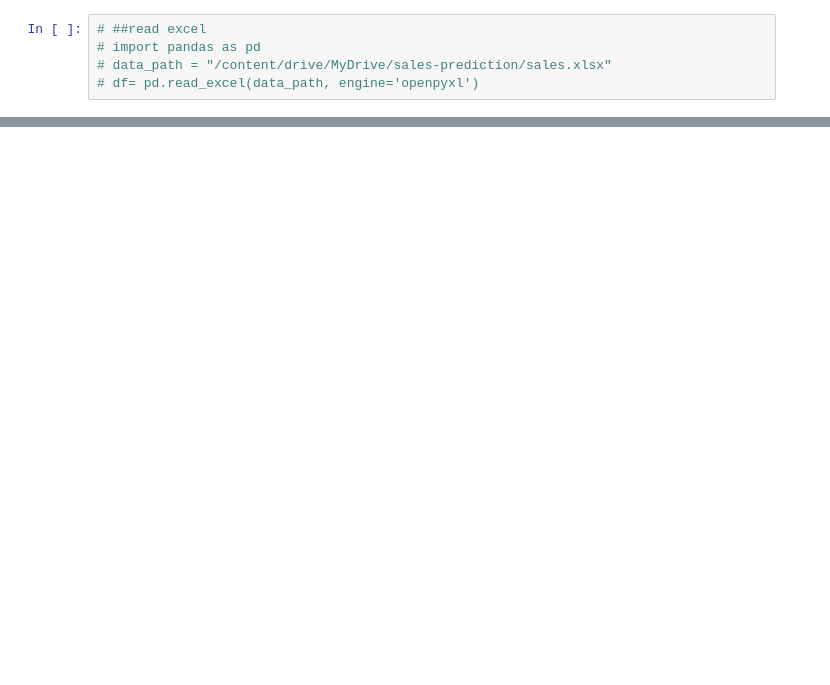
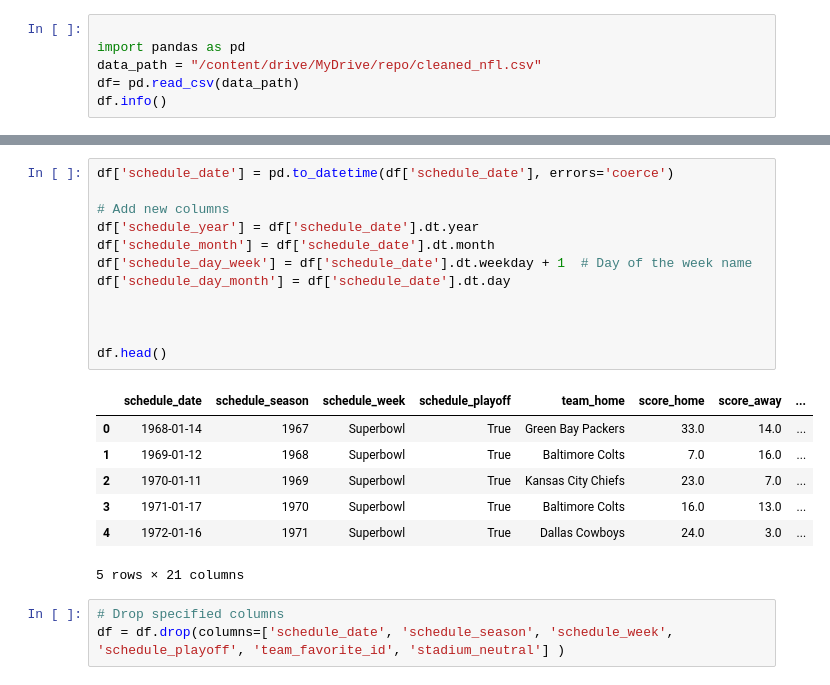
Before and after one commit to adilonam/nfl-game-prediction, a Jupyter notebook: nfl_game_prediction.ipynb, the cells around one changed output, grey strips where cells are left out. Saved outputs shown, nothing was run; the diff lists cells and outputs as text; blank space fills up the shorter version.

```diff
--- a/nfl_game_prediction.ipynb
+++ b/nfl_game_prediction.ipynb
@@ -6,5 +8,6 @@ drive.mount('/content/drive')
 # %%
-# ##read excel
-# import pandas as pd
-# data_path = "/content/drive/MyDrive/sales-prediction/sales.xlsx"
-# df= pd.read_excel(data_path, engine='openpyxl')
+
+import pandas as pd
+data_path = "/content/drive/MyDrive/repo/cleaned_nfl.csv"
+df= pd.read_csv(data_path)
+df.info()
@@ -86,0 +32,23 @@ df.iloc[-5:]
+# %%
+df['schedule_date'] = pd.to_datetime(df['schedule_date'], errors='coerce')
+
+# Add new columns
+df['schedule_year'] = df['schedule_date'].dt.year
+df['schedule_month'] = df['schedule_date'].dt.month
+df['schedule_day_week'] = df['schedule_date'].dt.weekday + 1  # Day of the week name
+df['schedule_day_month'] = df['schedule_date'].dt.day
+
+
+
+df.head()
+# %% [output]
+|  | schedule_date | schedule_season | schedule_week | schedule_playoff | team_home | score_home | score_away | ... |
+| 0 | 1968-01-14 | 1967 | Superbowl | True | Green Bay Packers | 33.0 | 14.0 | ... |
+| 1 | 1969-01-12 | 1968 | Superbowl | True | Baltimore Colts | 7.0 | 16.0 | ... |
+| 2 | 1970-01-11 | 1969 | Superbowl | True | Kansas City Chiefs | 23.0 | 7.0 | ... |
+| 3 | 1971-01-17 | 1970 | Superbowl | True | Baltimore Colts | 16.0 | 13.0 | ... |
+| 4 | 1972-01-16 | 1971 | Superbowl | True | Dallas Cowboys | 24.0 | 3.0 | ... |
+5 rows × 21 columns
+# %%
+# Drop specified columns
+df = df.drop(columns=['schedule_date', 'schedule_season', 'schedule_week', 'schedule_playoff', 'team_favorite_id', 'stadium_neutral'] )
```
Also changed, not shown: parts of 8 cells of this notebook, 1 other file.
